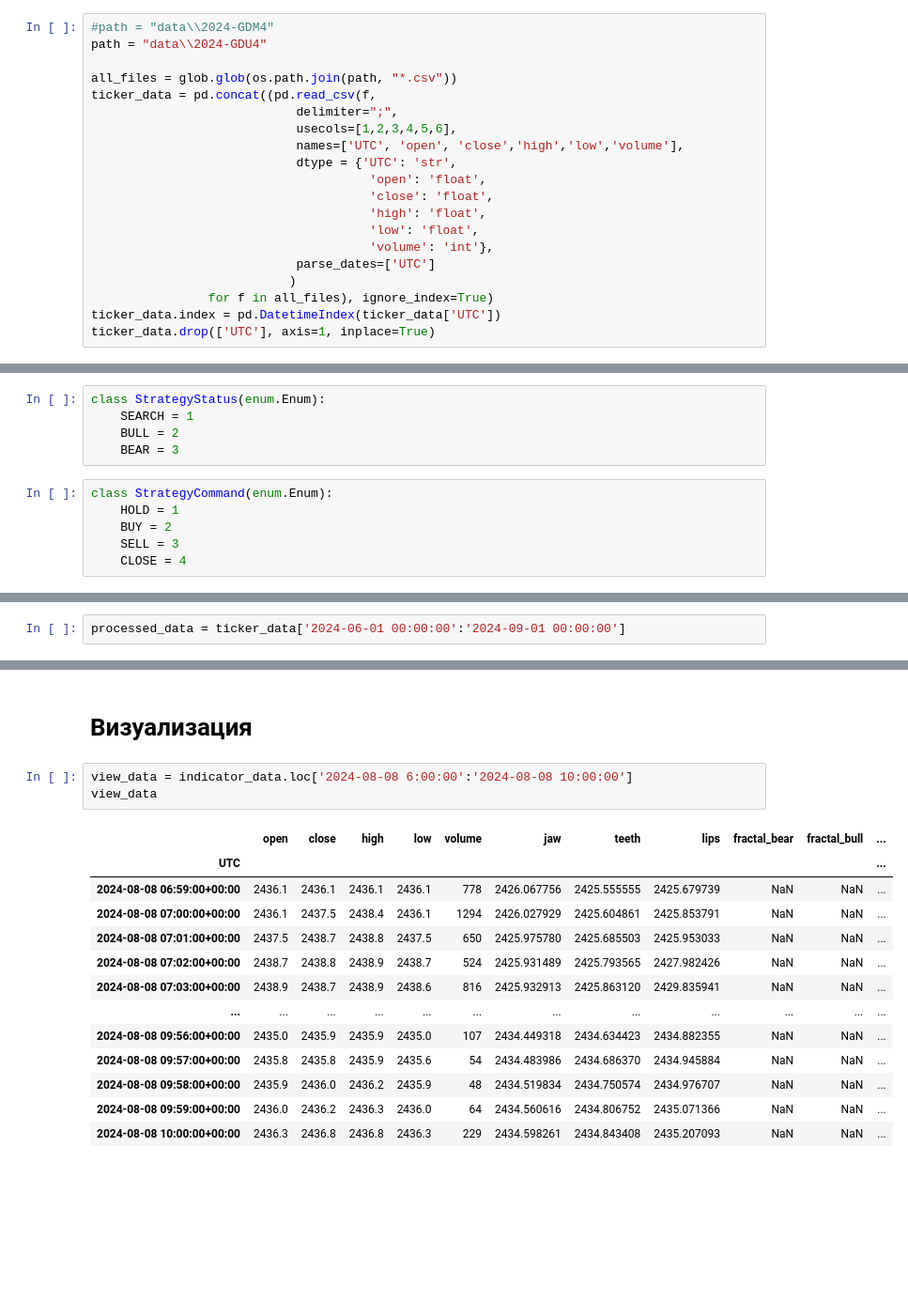
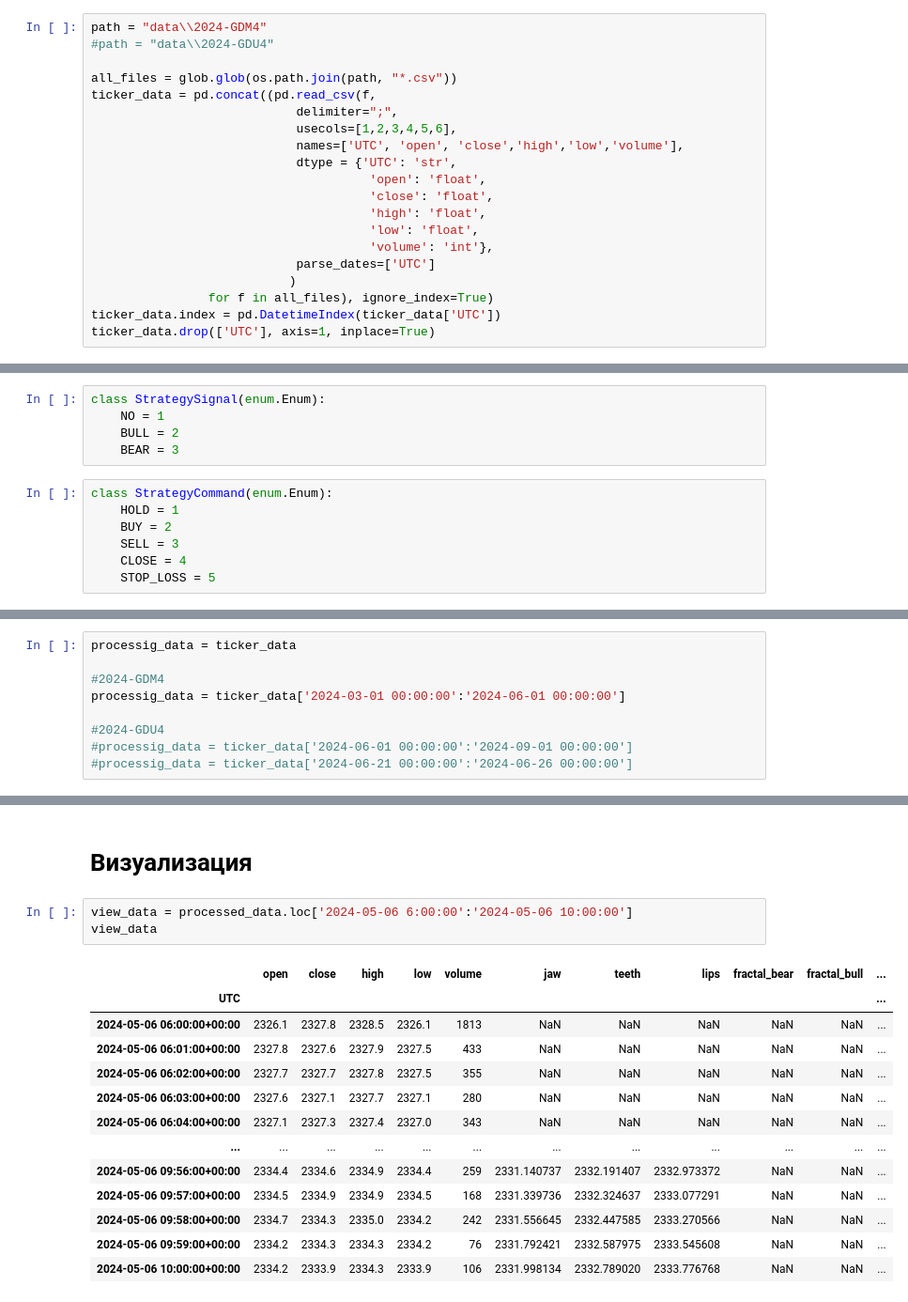
Before and after one commit to palich12/SimpleMomentumBot, a Jupyter notebook: SimpleMomentumBot.ipynb, the cells around one changed output, grey strips where cells are left out. Shown: that part at 94% size. Cells and saved outputs as stored; diff of their text form; blank space fills up the shorter version.

```diff
--- a/SimpleMomentumBot.ipynb
+++ b/SimpleMomentumBot.ipynb
@@ -20,8 +20,8 @@ from stock_indicators.indicators.common.quote import Quote
 # %% [markdown]
 # Загрузка данных
 # %%
-#path = "data\\2024-GDM4"
-path = "data\\2024-GDU4"
+path = "data\\2024-GDM4"
+#path = "data\\2024-GDU4"
 
 all_files = glob.glob(os.path.join(path, "*.csv"))
 ticker_data = pd.concat((pd.read_csv(f,
@@ -63,8 +63,8 @@ ticker_data
 # %% [markdown]
 # Описание стратегии
 # %%
-class StrategyStatus(enum.Enum):
-    SEARCH = 1
+class StrategySignal(enum.Enum):
+    NO = 1
     BULL = 2
     BEAR = 3
 # %%
@@ -73,6 +73,7 @@ class StrategyCommand(enum.Enum):
     BUY = 2
     SELL = 3
     CLOSE = 4
+    STOP_LOSS = 5
 # %%
 class Strategy:
 
@@ -197,5 +192,12 @@ class Strategy:
 # %% [markdown]
 # Моделирование торговли
 # %%
-processed_data = ticker_data['2024-06-01 00:00:00':'2024-09-01 00:00:00']
+processig_data = ticker_data
+
+#2024-GDM4
+processig_data = ticker_data['2024-03-01 00:00:00':'2024-06-01 00:00:00']
+
+#2024-GDU4
+#processig_data = ticker_data['2024-06-01 00:00:00':'2024-09-01 00:00:00']
+#processig_data = ticker_data['2024-06-21 00:00:00':'2024-06-26 00:00:00']
 # %%
@@ -428,19 +366,19 @@ Bear deals:  1969
 # %% [markdown]
 # Визуализация
 # %%
-view_data = indicator_data.loc['2024-08-08 6:00:00':'2024-08-08 10:00:00']
+view_data = processed_data.loc['2024-05-06 6:00:00':'2024-05-06 10:00:00']
 view_data
 # %% [output]
 |  | open | close | high | low | volume | jaw | teeth | lips | fractal_bear | fractal_bull | ... |
 | UTC |  |  |  |  |  |  |  |  |  |  | ... |
-| 2024-08-08 06:59:00+00:00 | 2436.1 | 2436.1 | 2436.1 | 2436.1 | 778 | 2426.067756 | 2425.555555 | 2425.679739 | NaN | NaN | ... |
-| 2024-08-08 07:00:00+00:00 | 2436.1 | 2437.5 | 2438.4 | 2436.1 | 1294 | 2426.027929 | 2425.604861 | 2425.853791 | NaN | NaN | ... |
-| 2024-08-08 07:01:00+00:00 | 2437.5 | 2438.7 | 2438.8 | 2437.5 | 650 | 2425.975780 | 2425.685503 | 2425.953033 | NaN | NaN | ... |
-| 2024-08-08 07:02:00+00:00 | 2438.7 | 2438.8 | 2438.9 | 2438.7 | 524 | 2425.931489 | 2425.793565 | 2427.982426 | NaN | NaN | ... |
-| 2024-08-08 07:03:00+00:00 | 2438.9 | 2438.7 | 2438.9 | 2438.6 | 816 | 2425.932913 | 2425.863120 | 2429.835941 | NaN | NaN | ... |
+| 2024-05-06 06:00:00+00:00 | 2326.1 | 2327.8 | 2328.5 | 2326.1 | 1813 | NaN | NaN | NaN | NaN | NaN | ... |
+| 2024-05-06 06:01:00+00:00 | 2327.8 | 2327.6 | 2327.9 | 2327.5 | 433 | NaN | NaN | NaN | NaN | NaN | ... |
+| 2024-05-06 06:02:00+00:00 | 2327.7 | 2327.7 | 2327.8 | 2327.5 | 355 | NaN | NaN | NaN | NaN | NaN | ... |
+| 2024-05-06 06:03:00+00:00 | 2327.6 | 2327.1 | 2327.7 | 2327.1 | 280 | NaN | NaN | NaN | NaN | NaN | ... |
+| 2024-05-06 06:04:00+00:00 | 2327.1 | 2327.3 | 2327.4 | 2327.0 | 343 | NaN | NaN | NaN | NaN | NaN | ... |
 | ... | ... | ... | ... | ... | ... | ... | ... | ... | ... | ... | ... |
-| 2024-08-08 09:56:00+00:00 | 2435.0 | 2435.9 | 2435.9 | 2435.0 | 107 | 2434.449318 | 2434.634423 | 2434.882355 | NaN | NaN | ... |
-| 2024-08-08 09:57:00+00:00 | 2435.8 | 2435.8 | 2435.9 | 2435.6 | 54 | 2434.483986 | 2434.686370 | 2434.945884 | NaN | NaN | ... |
-| 2024-08-08 09:58:00+00:00 | 2435.9 | 2436.0 | 2436.2 | 2435.9 | 48 | 2434.519834 | 2434.750574 | 2434.976707 | NaN | NaN | ... |
-| 2024-08-08 09:59:00+00:00 | 2436.0 | 2436.2 | 2436.3 | 2436.0 | 64 | 2434.560616 | 2434.806752 | 2435.071366 | NaN | NaN | ... |
-| 2024-08-08 10:00:00+00:00 | 2436.3 | 2436.8 | 2436.8 | 2436.3 | 229 | 2434.598261 | 2434.843408 | 2435.207093 | NaN | NaN | ... |
+| 2024-05-06 09:56:00+00:00 | 2334.4 | 2334.6 | 2334.9 | 2334.4 | 259 | 2331.140737 | 2332.191407 | 2332.973372 | NaN | NaN | ... |
+| 2024-05-06 09:57:00+00:00 | 2334.5 | 2334.9 | 2334.9 | 2334.5 | 168 | 2331.339736 | 2332.324637 | 2333.077291 | NaN | NaN | ... |
+| 2024-05-06 09:58:00+00:00 | 2334.7 | 2334.3 | 2335.0 | 2334.2 | 242 | 2331.556645 | 2332.447585 | 2333.270566 | NaN | NaN | ... |
+| 2024-05-06 09:59:00+00:00 | 2334.2 | 2334.3 | 2334.3 | 2334.2 | 76 | 2331.792421 | 2332.587975 | 2333.545608 | NaN | NaN | ... |
+| 2024-05-06 10:00:00+00:00 | 2334.2 | 2333.9 | 2334.3 | 2333.9 | 106 | 2331.998134 | 2332.789020 | 2333.776768 | NaN | NaN | ... |
```
Also changed, not shown: parts of 13 cells of this notebook.
